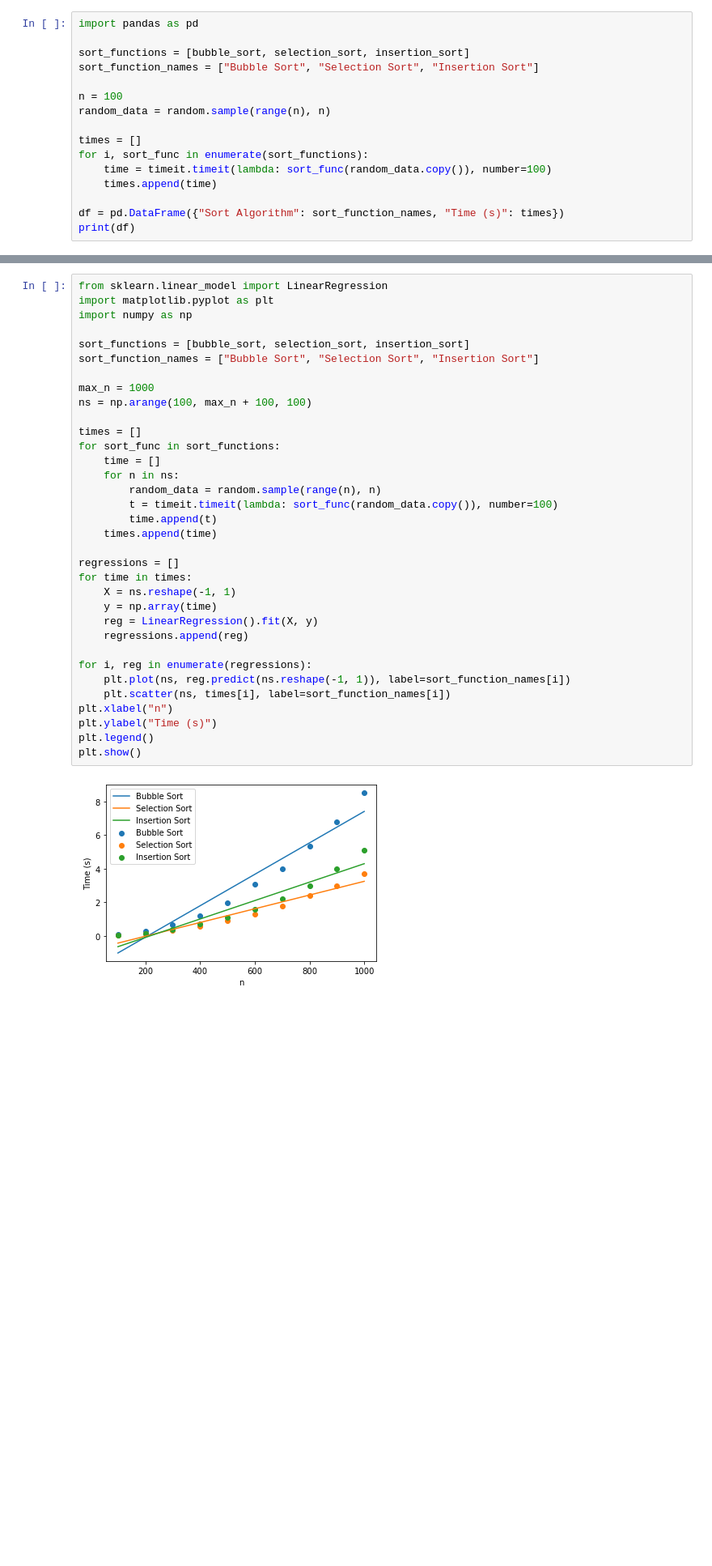
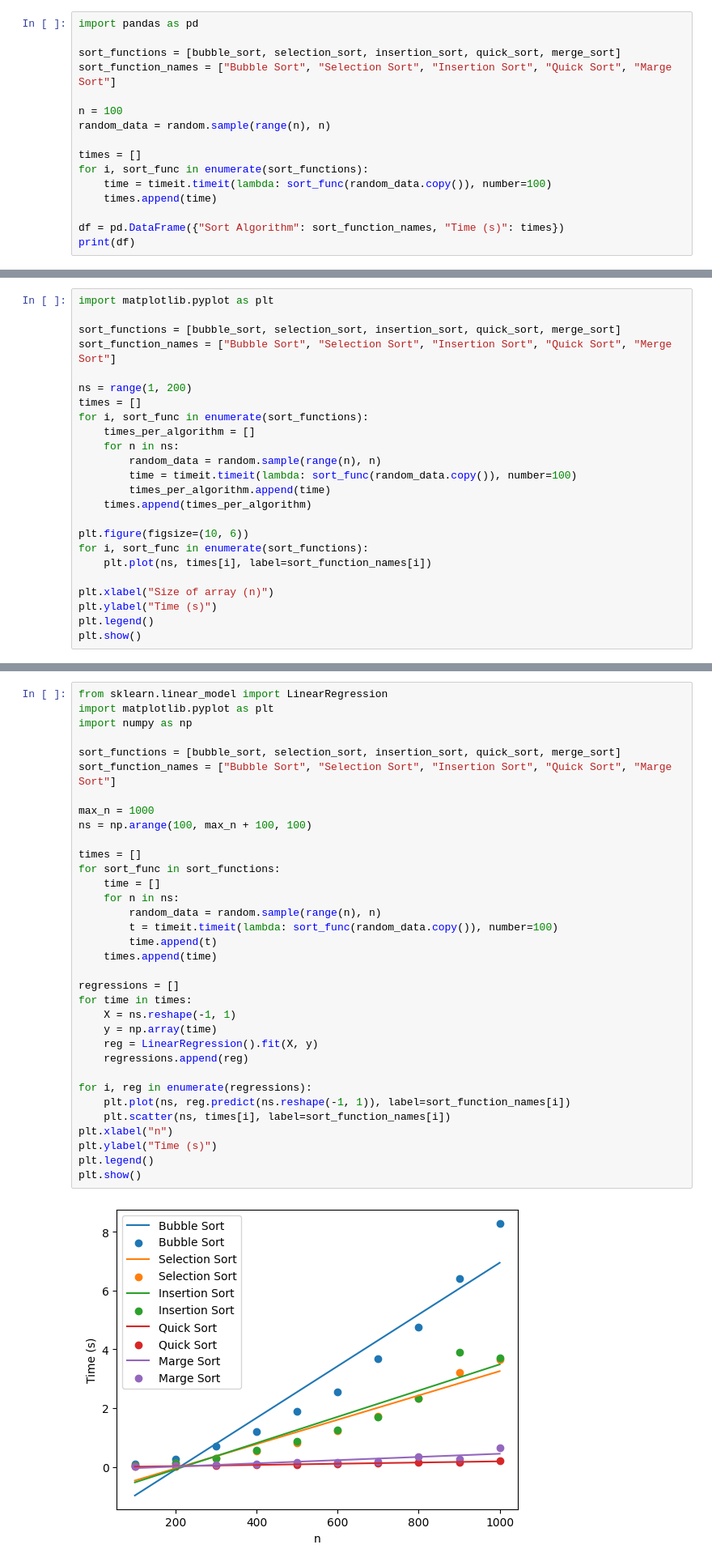
Before and after one commit to aminelasheb/Analysis-of-Sorting-Algorithms-Time-Complexity, a Jupyter notebook: Complexity with python.ipynb, the cells around one changed output, grey strips where cells are left out. Shown at 81% size. Drawn from its saved outputs; the diff is of its cells as text; blank space fills up the shorter version.

Commit message:
update and adding merge & quick sort

```diff
--- a/Complexity with python.ipynb
+++ b/Complexity with python.ipynb
@@ -61,8 +110,8 @@ Now, we create an array of sorting functions (bubble sort, selection sort, inser
 # %%
 import pandas as pd
 
-sort_functions = [bubble_sort, selection_sort, insertion_sort]
-sort_function_names = ["Bubble Sort", "Selection Sort", "Insertion Sort"]
+sort_functions = [bubble_sort, selection_sort, insertion_sort, quick_sort, merge_sort]
+sort_function_names = ["Bubble Sort", "Selection Sort", "Insertion Sort", "Quick Sort", "Marge Sort"]
 
 n = 100
 random_data = random.sample(range(n), n)
@@ -81,0 +135,24 @@ print(df)
+# %%
+import matplotlib.pyplot as plt
+
+sort_functions = [bubble_sort, selection_sort, insertion_sort, quick_sort, merge_sort]
+sort_function_names = ["Bubble Sort", "Selection Sort", "Insertion Sort", "Quick Sort", "Merge Sort"]
+
+ns = range(1, 200)
+times = []
+for i, sort_func in enumerate(sort_functions):
+    times_per_algorithm = []
+    for n in ns:
+        random_data = random.sample(range(n), n)
+        time = timeit.timeit(lambda: sort_func(random_data.copy()), number=100)
+        times_per_algorithm.append(time)
+    times.append(times_per_algorithm)
+
+plt.figure(figsize=(10, 6))
+for i, sort_func in enumerate(sort_functions):
+    plt.plot(ns, times[i], label=sort_function_names[i])
+
+plt.xlabel("Size of array (n)")
+plt.ylabel("Time (s)")
+plt.legend()
+plt.show()
@@ -88,37 +179,37 @@ from sklearn.linear_model import LinearRegression
 import matplotlib.pyplot as plt
 import numpy as np
 
-sort_functions = [bubble_sort, selection_sort, insertion_sort]
-sort_function_names = ["Bubble Sort", "Selection Sort", "Insertion Sort"]
+sort_functions = [bubble_sort, selection_sort, insertion_sort, quick_sort, merge_sort]
+sort_function_names = ["Bubble Sort", "Selection Sort", "Insertion Sort", "Quick Sort", "Marge Sort"]
 
 max_n = 1000
 ns = np.arange(100, max_n + 100, 100)
 
 times = []
 for sort_func in sort_functions:
     time = []
     for n in ns:
         random_data = random.sample(range(n), n)
         t = timeit.timeit(lambda: sort_func(random_data.copy()), number=100)
         time.append(t)
     times.append(time)
 
 regressions = []
 for time in times:
     X = ns.reshape(-1, 1)
     y = np.array(time)
     reg = LinearRegression().fit(X, y)
     regressions.append(reg)
 
 for i, reg in enumerate(regressions):
     plt.plot(ns, reg.predict(ns.reshape(-1, 1)), label=sort_function_names[i])
     plt.scatter(ns, times[i], label=sort_function_names[i])
 plt.xlabel("n")
 plt.ylabel("Time (s)")
 plt.legend()
 plt.show()
 # %% [output]
-[figure, old version]
+[figure, new version]
 # %% [markdown]
 First we create an array ns of increasing values of "n", then use timeit to measure the running time of each sorting algorithm on arrays of size n, and repeats this measurement 100 times for each "n". The resulting running times are then used to fit a linear regression model for each sorting algorithm, and the slope of the regression line can be used as a rough estimate of the time complexity. The code then plots the actual running times and the predicted running times from the regression models for comparison.
 # %%
```
Also changed, not shown: parts of 13 cells of this notebook.
